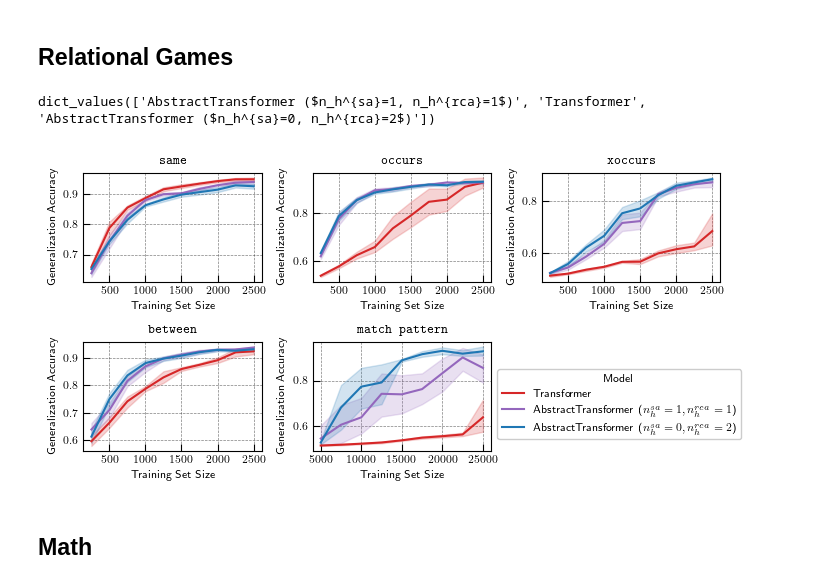
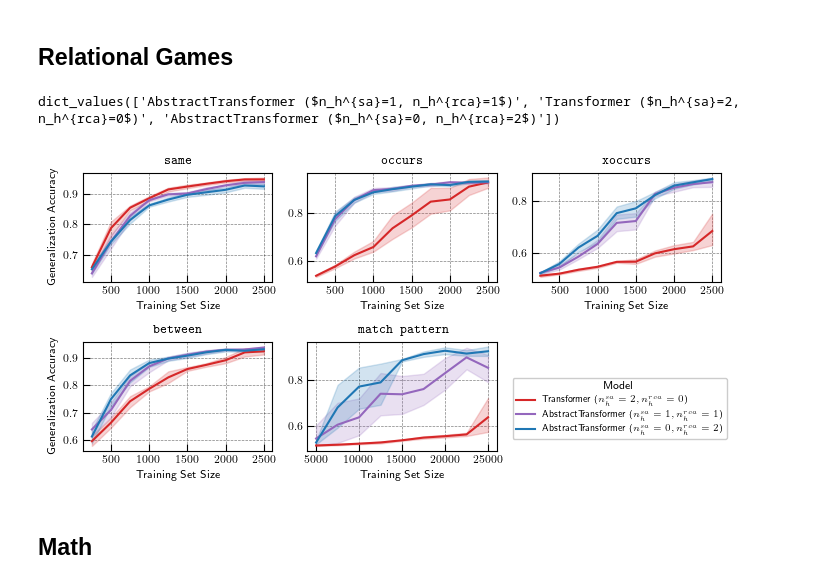
Before and after one commit to Awni00/abstract_transformer, a Jupyter notebook: figure_generation/figure_generation.ipynb, the cells around one changed output. Cells and saved outputs as stored; diff of their text form; code cells hidden in the pictures.

```diff
--- a/figure_generation/figure_generation.ipynb
+++ b/figure_generation/figure_generation.ipynb
@@ -63,9 +63,9 @@ models = [
     ]
 model_name_map = {
     'sa=1; rca=1; d=128; L=2; rca_type=disentangled_v2; sym_rel=True; symbol_type=pos_sym_retriever': 'AbstractTransformer ($n_h^{sa}=1, n_h^{rca}=1$)',
-    'sa=2; d=128; L=2': 'Transformer',
+    'sa=2; d=128; L=2': 'Transformer ($n_h^{sa}=2, n_h^{rca}=0$)',
     'sa=0; rca=2; d=128; L=2; rca_type=disentangled_v2; sym_rel=True; symbol_type=pos_sym_retriever': 'AbstractTransformer ($n_h^{sa}=0, n_h^{rca}=2$)'}
-models = [model_name_map[m] for m in models]
+models = [model_name_map[m] for m in models] # TODO: figure out names!
 
 tasks = ['same', 'occurs', 'xoccurs', '1task_between', '1task_match_patt']
 task_name_map = {
@@ -81,35 +81,38 @@ figure_data['Task'] = pd.Categorical(figure_data['Task'].map(task_name_map), tas
 color_map_ = {
     'AbstractTransformer ($n_h^{sa}=1, n_h^{rca}=1$)': cmap(8), # purple
     'AbstractTransformer ($n_h^{sa}=0, n_h^{rca}=2$)': cmap(0), # blue
-    'Transformer': cmap(6), # red
+    'Transformer ($n_h^{sa}=2, n_h^{rca}=0$)': cmap(6), # red
     # 'Transformer+': cmap(4),
     }
 # %%
 model_name_map.values()
 # %% [output]
-dict_values(['AbstractTransformer ($n_h^{sa}=1, n_h^{rca}=1$)', 'Transformer', 'AbstractTransformer ($n_h^{sa}=0, n_h^{rca}=2$)'])
+dict_values(['AbstractTransformer ($n_h^{sa}=1, n_h^{rca}=1$)', 'Transformer ($n_h^{sa}=2, n_h^{rca}=0$)', 'AbstractTransformer ($n_h^{sa}=0, n_h^{rca}=2$)'])
 # %%
 # tasks = figure_data.Task.unique()
 
 fig = plt.figure(figsize=(7,3.5))
 
 axes = []
 for i, task in enumerate(tasks):
     task_filter = figure_data.Task == task
     ax_data = figure_data[task_filter]
 
     ax = fig.add_subplot(2, 3, i+1)
     sns.lineplot(ax_data, ax=ax, x='Training Set Size', y='Generalization Accuracy', hue='Model', legend=False,  palette=color_map_,
         # estimator='mean', errorbar=('se', 1.96))
         estimator='mean', errorbar=('ci', 95))
     ax.set_title(task)
+    if (i%3) != 0:
+        ax.set_ylabel('')
     axes.append(ax)
 
-fig.legend(handles=ax.get_lines(), labels=models,  loc=(0.65, 0.15), fontsize='medium', title='Model')
+# fig.legend(handles=ax.get_lines(), labels=models,  loc=(0.65, 0.15), fontsize='medium', title='Model')
+fig.legend(handles=ax.get_lines(), labels=models,  loc=(0.68, 0.15), fontsize='small', title='Model') # TODO: make larger? go back to medium
 fig.set_tight_layout(True)
 fig.savefig(f'{save_dir}/relgames_learning_curves.pdf')
 # %% [output]
-[figure, old version]
+[figure, new version]
 # %% [markdown]
 ## Math
 # %%
```
Also changed, not shown: 1 other file.
